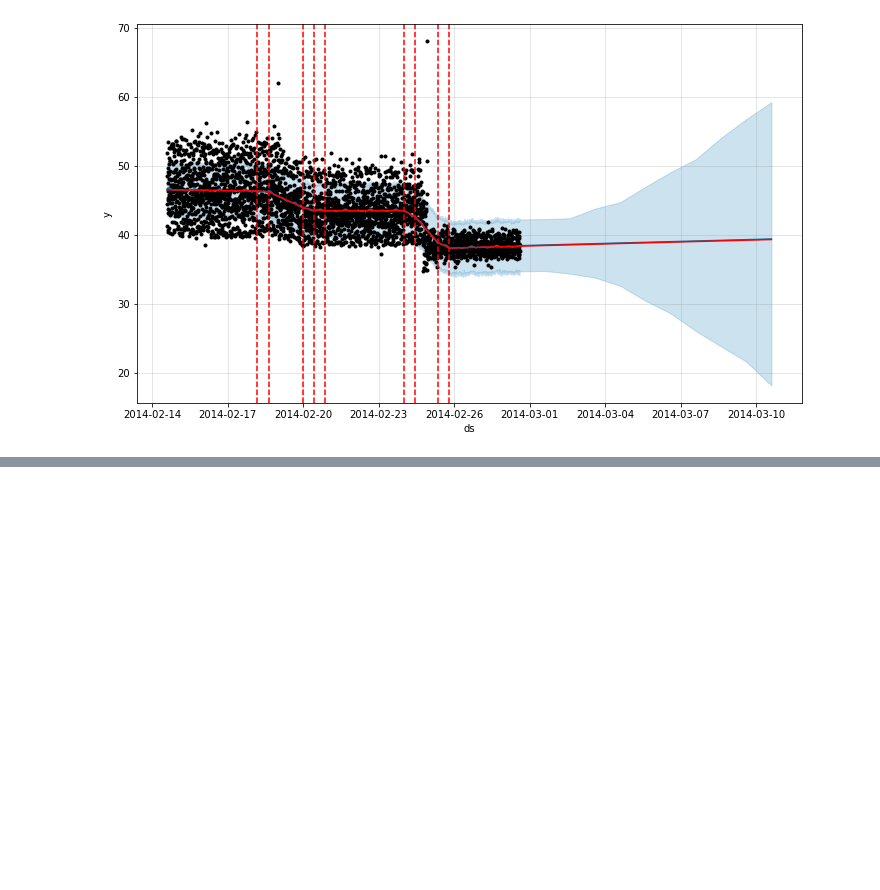
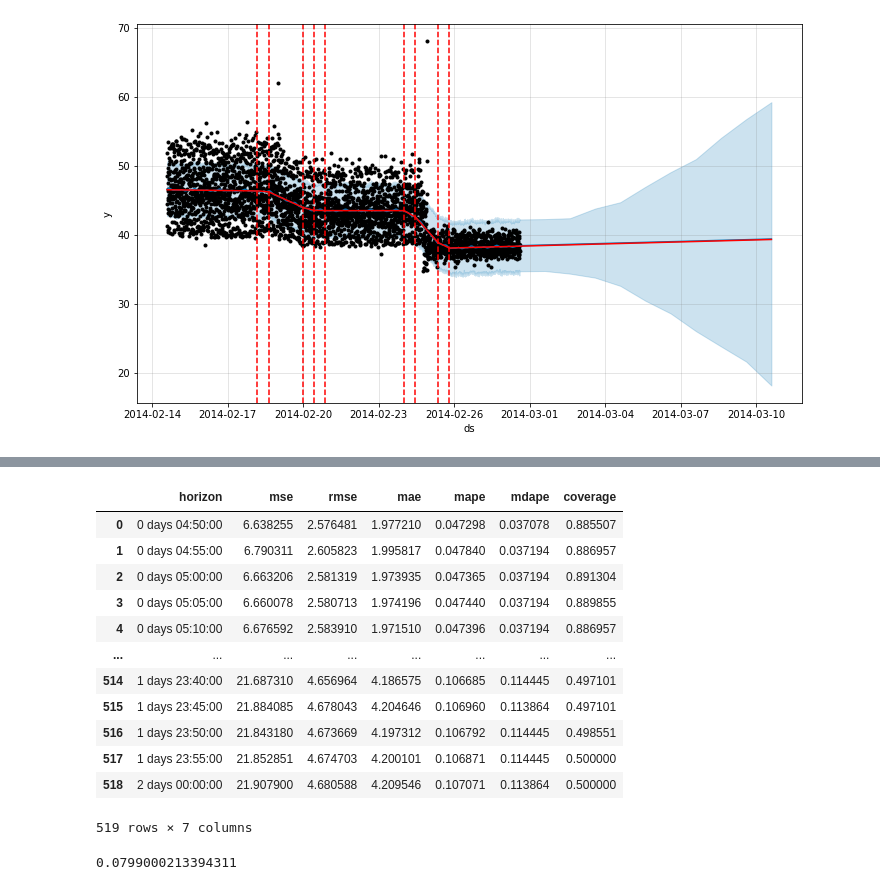
Before and after one commit to acmpesuecc/Metrics-Anomaly, a Jupyter notebook: prophet-ec2.ipynb, the cells around one changed output, grey strips where cells are left out. Saved outputs shown, nothing was run; the diff lists cells and outputs as text; code cells hidden in the pictures; blank space fills up the shorter version.

```diff
--- a/prophet-ec2.ipynb
+++ b/prophet-ec2.ipynb
@@ -108,0 +110,23 @@ INFO:fbprophet:Making 20 forecasts with cutoffs between 2014-02-18 02:22:00 and
+# %%
+m_pm = performance_metrics(m_cv)
+# %%
+m_pm
+# %% [output]
+|  | horizon | mse | rmse | mae | mape | mdape | coverage |
+| 0 | 0 days 04:50:00 | 6.638255 | 2.576481 | 1.977210 | 0.047298 | 0.037078 | 0.885507 |
+| 1 | 0 days 04:55:00 | 6.790311 | 2.605823 | 1.995817 | 0.047840 | 0.037194 | 0.886957 |
+| 2 | 0 days 05:00:00 | 6.663206 | 2.581319 | 1.973935 | 0.047365 | 0.037194 | 0.891304 |
+| 3 | 0 days 05:05:00 | 6.660078 | 2.580713 | 1.974196 | 0.047440 | 0.037194 | 0.889855 |
+| 4 | 0 days 05:10:00 | 6.676592 | 2.583910 | 1.971510 | 0.047396 | 0.037194 | 0.886957 |
+| ... | ... | ... | ... | ... | ... | ... | ... |
+| 514 | 1 days 23:40:00 | 21.687310 | 4.656964 | 4.186575 | 0.106685 | 0.114445 | 0.497101 |
+| 515 | 1 days 23:45:00 | 21.884085 | 4.678043 | 4.204646 | 0.106960 | 0.113864 | 0.497101 |
+| 516 | 1 days 23:50:00 | 21.843180 | 4.673669 | 4.197312 | 0.106792 | 0.114445 | 0.498551 |
+| 517 | 1 days 23:55:00 | 21.852851 | 4.674703 | 4.200101 | 0.106871 | 0.114445 | 0.500000 |
+| 518 | 2 days 00:00:00 | 21.907900 | 4.680588 | 4.209546 | 0.107071 | 0.113864 | 0.500000 |
+519 rows × 7 columns
+# %%
+mape = m_pm.mape.mean()
+mape
+# %% [output]
+0.0799000213394311
```
Also changed, not shown: parts of 5 cells of this notebook.
